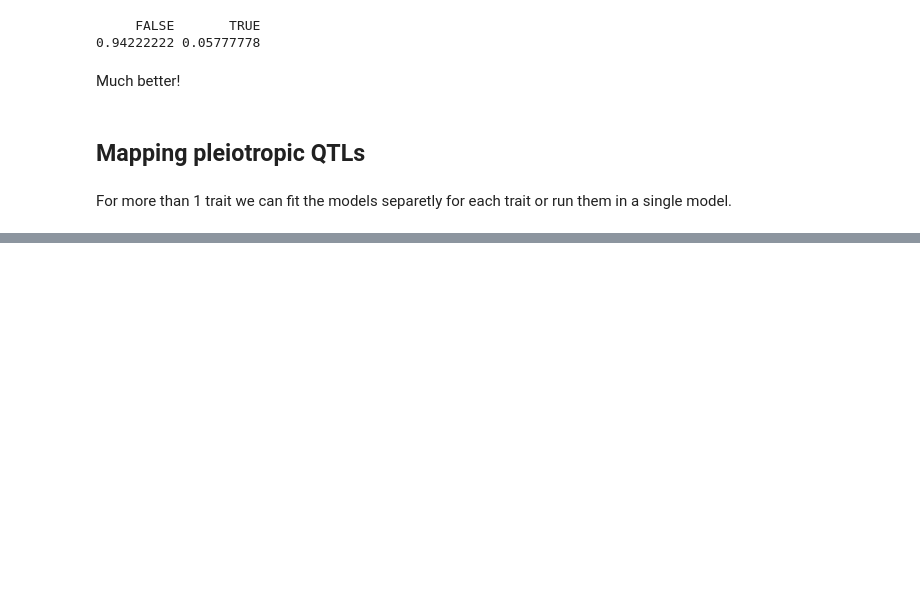
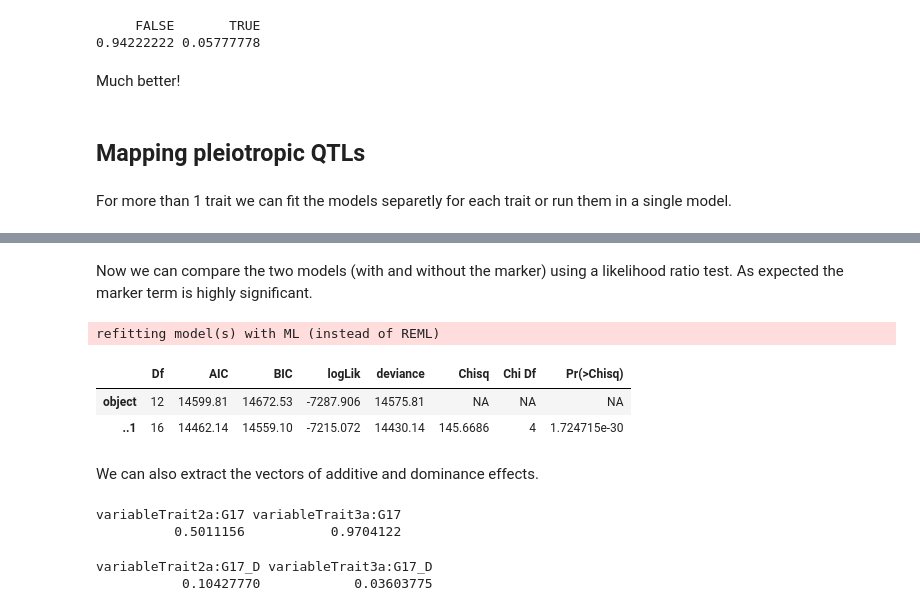
Before and after one commit to diogro/QGcourse, a Jupyter notebook: tutorials/F3 mapping tutorial.ipynb, the cells around one changed output, grey strips where cells are left out. Drawn from its saved outputs; the diff is of its cells as text; code cells hidden in the pictures; blank space fills up the shorter version.

```diff
--- a/tutorials/F3 mapping tutorial.ipynb
+++ b/tutorials/F3 mapping tutorial.ipynb
@@ -169,0 +207,3 @@ ldply(fl_marker_fits_trait3a, function(x) summary(x)$coefficients[5, 'Pr(>|t|)']
+# %%
+null_2trait_fit = lmer(value ~ (variable|FAMILY) + variable + variable:Sex + variable:LSB + variable:LSW, data = narrow_f3_data)
+summary(null_2trait_fit)
@@ -169,0 +230,3 @@ ldply(fl_marker_fits_trait3a, function(x) summary(x)$coefficients[5, 'Pr(>|t|)']
+# %%
+marker17_2trait_fit = update(null_2trait_fit, . ~ . + variable:G17 + variable:G17_D)
+summary(marker17_2trait_fit)
@@ -169,0 +251,22 @@ ldply(fl_marker_fits_trait3a, function(x) summary(x)$coefficients[5, 'Pr(>|t|)']
+# %% [markdown]
+Now we can compare the two models (with and without the marker) using a  likelihood ratio test.
+As expected the marker term is highly significant.
+# %%
+anova(null_2trait_fit, marker17_2trait_fit)
+# %% [output]
+refitting model(s) with ML (instead of REML)
+|  | Df | AIC | BIC | logLik | deviance | Chisq | Chi Df | Pr(>Chisq) |
+| object | 12 | 14599.81 | 14672.53 | -7287.906 | 14575.81 | NA | NA | NA |
+| ..1 | 16 | 14462.14 | 14559.10 | -7215.072 | 14430.14 | 145.6686 | 4 | 1.724715e-30 |
+# %% [markdown]
+We can also extract the vectors of additive and dominance effects.
+# %%
+additive = summary(marker17_2trait_fit)$coefficients[9:10, 1]
+dominance = summary(marker17_2trait_fit)$coefficients[11:12, 1]
+additive
+dominance
+# %% [output]
+variableTrait2a:G17 variableTrait3a:G17
+          0.5011156           0.9704122
+variableTrait2a:G17_D variableTrait3a:G17_D
+           0.10427770            0.03603775
```
Also changed, not shown: parts of 15 cells of this notebook, 1 other file.
